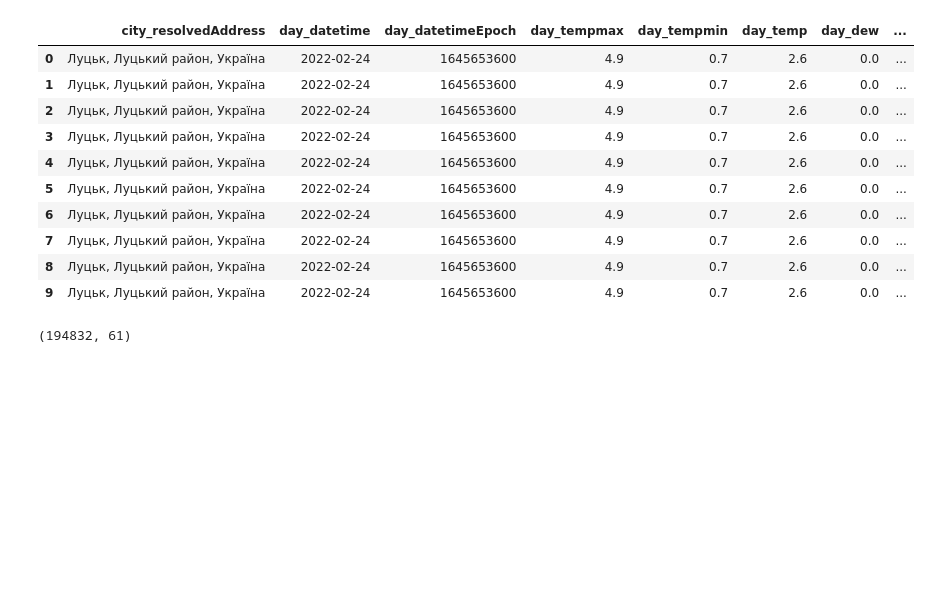
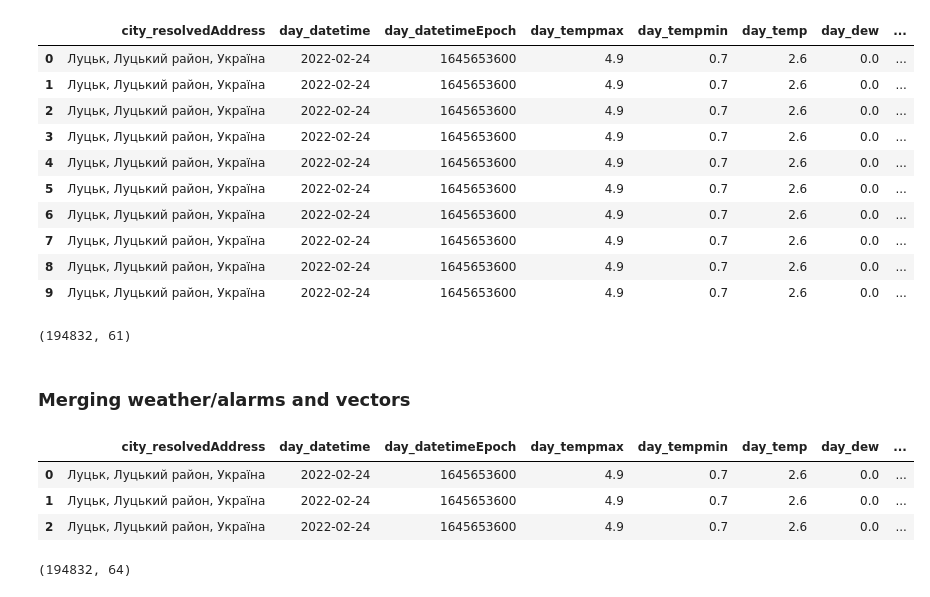
Before and after one commit to monarch086/design-api-project, a Jupyter notebook: src/merge-data/prepare_final_dataset.ipynb, the cells around one changed output. Cells and saved outputs as stored; diff of their text form; code cells hidden in the pictures; blank space fills up the shorter version.

Commit message:
added merge of vectors

```diff
--- a/src/merge-data/prepare_final_dataset.ipynb
+++ b/src/merge-data/prepare_final_dataset.ipynb
@@ -330,3 +331,21 @@ df_weather_alarms.shape
 # %%
 df_weather_alarms.to_csv(
     f"{OUTPUT_FOLDER}/{WEATHER_ALARMS_MERGED_DATA}", sep=";", index=False)
+# %% [markdown]
+### Merging weather/alarms and vectors
+# %%
+df_weather_alarms_vectors = df_weather_alarms.merge(df_isw,
+                                         how="left",
+                                         left_on=["day_datetime"],
+                                         right_on=["report_date"])
+# %%
+df_weather_alarms_vectors.head(3)
+# %% [output]
+|  | city_resolvedAddress | day_datetime | day_datetimeEpoch | day_tempmax | day_tempmin | day_temp | day_dew | ... |
+| 0 | Луцьк, Луцький район, Україна | 2022-02-24 | 1645653600 | 4.9 | 0.7 | 2.6 | 0.0 | ... |
+| 1 | Луцьк, Луцький район, Україна | 2022-02-24 | 1645653600 | 4.9 | 0.7 | 2.6 | 0.0 | ... |
+| 2 | Луцьк, Луцький район, Україна | 2022-02-24 | 1645653600 | 4.9 | 0.7 | 2.6 | 0.0 | ... |
+# %%
+df_weather_alarms_vectors.shape
+# %% [output]
+(194832, 64)
```
Also changed, not shown: parts of 2 cells of this notebook.
